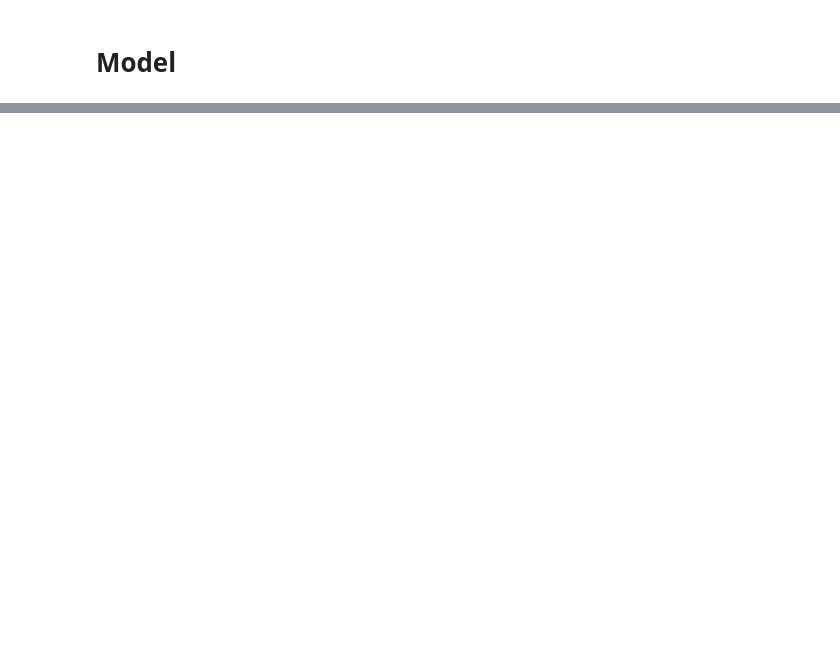
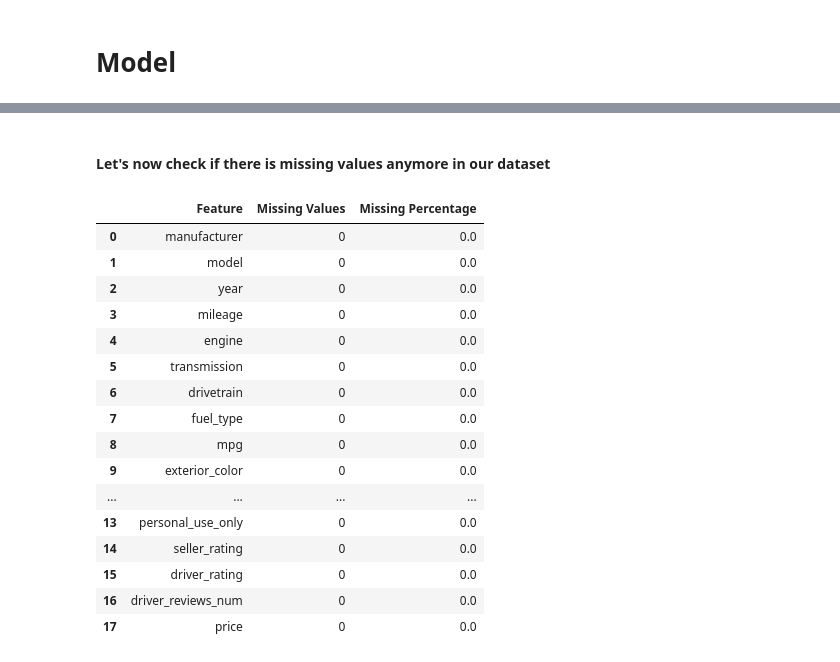
Before and after one commit to Raaj-4320/smartAuto, a Jupyter notebook: overView.ipynb, the cells around one changed output, grey strips where cells are left out. Saved outputs shown, nothing was run; the diff lists cells and outputs as text; code cells hidden in the pictures; blank space fills up the shorter version.

```diff
--- a/overView.ipynb
+++ b/overView.ipynb
@@ -209,0 +325,4 @@ plt.show()
+# %%
+# Dropping the features
+
+df.drop(columns=["price_drop", "seller_name"], inplace=True)
@@ -209,0 +333,19 @@ plt.show()
+# %%
+# Extracting min and max values from "mpg" format "10-15"
+df[['mpg_min', 'mpg_max']] = df["mpg"].str.extract(r'(\d+)-(\d+)')
+
+# Converting to numeric & calculate the average
+df["mpg"] = df[['mpg_min', 'mpg_max']].astype(float).mean(axis=1)
+
+# Computing median MPG for each fuel_type
+mpg_medians = df.groupby("fuel_type")["mpg"].median()
+
+# Filling missing MPG values with the median of the respective `fuel_type`
+df["mpg"] = df.apply(lambda row: mpg_medians[row["fuel_type"]] if pd.isna(row["mpg"]) else row["mpg"], axis=1)
+
+# Filling the remaninig values with overall median of the mpg if there is any
+df["mpg"].fillna(df["mpg"].median(), inplace=True)
+
+
+# Dropping temporary columns
+df.drop(columns=["mpg_min", "mpg_max"], inplace=True)
@@ -209,0 +359,41 @@ plt.show()
+# %% [markdown]
+#### Let's now check if there is missing values anymore in our dataset
+# %%
+# First result: Total null values for each feature
+null_counts = df.isnull().sum()
+null_df = pd.DataFrame(null_counts, columns=["Missing Values"])
+
+# Second result: Total unique values for each feature
+unique_values = df.nunique().reset_index()
+unique_values.columns = ["Feature", "Unique Values"]
+
+# Calculate percentage of missing values
+total_rows = len(df)
+null_percentage = (null_counts / total_rows * 100).round(2)
+null_df["Missing Percentage"] = null_percentage
+
+# Combine the DataFrames
+combined_df = pd.merge(unique_values, null_df, left_on="Feature", right_index=True)
+
+# Reorder columns for better readability
+combined_df = combined_df[["Feature",  "Missing Values", "Missing Percentage"]]
+
+combined_df
+# %% [output]
+|  | Feature | Missing Values | Missing Percentage |
+| 0 | manufacturer | 0 | 0.0 |
+| 1 | model | 0 | 0.0 |
+| 2 | year | 0 | 0.0 |
+| 3 | mileage | 0 | 0.0 |
+| 4 | engine | 0 | 0.0 |
+| 5 | transmission | 0 | 0.0 |
+| 6 | drivetrain | 0 | 0.0 |
+| 7 | fuel_type | 0 | 0.0 |
+| 8 | mpg | 0 | 0.0 |
+| 9 | exterior_color | 0 | 0.0 |
+| ... | ... | ... | ... |
+| 13 | personal_use_only | 0 | 0.0 |
+| 14 | seller_rating | 0 | 0.0 |
+| 15 | driver_rating | 0 | 0.0 |
+| 16 | driver_reviews_num | 0 | 0.0 |
+| 17 | price | 0 | 0.0 |
```
Also changed, not shown: parts of 19 cells of this notebook.
